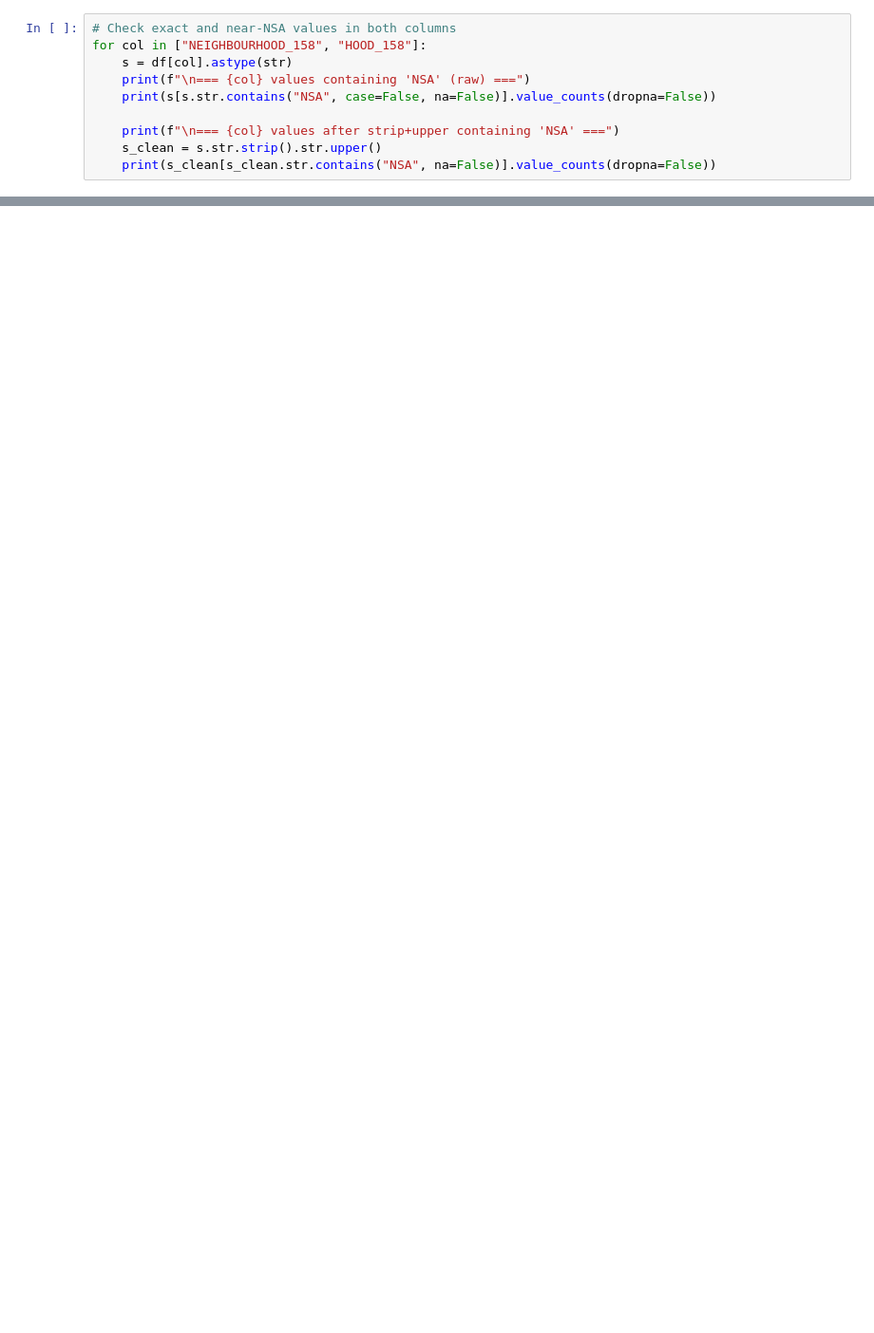
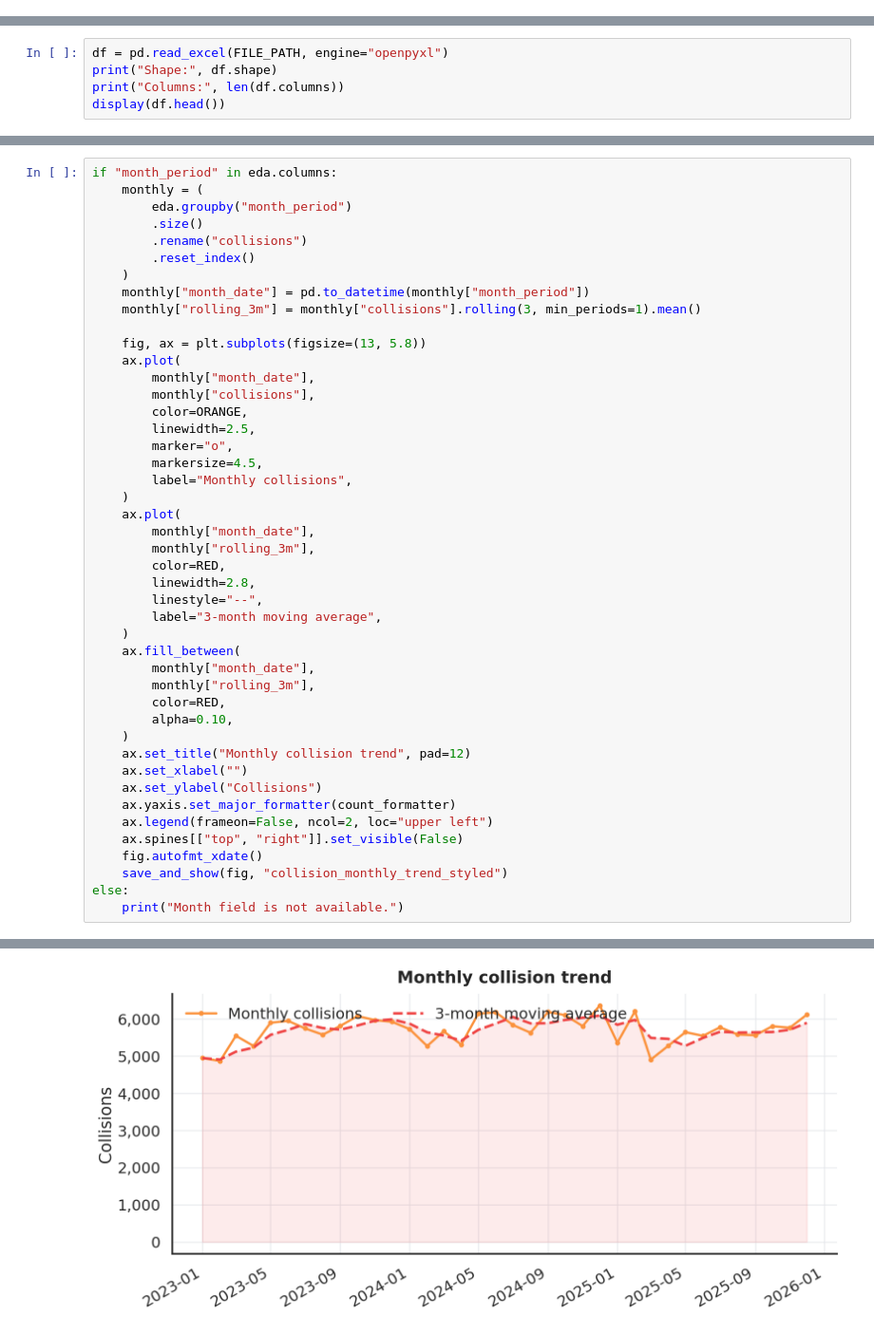
Before and after one commit to ope2001/toronto-prediction-collision, a Jupyter notebook: data/EDA/collision_data_eda.ipynb, the cells around one changed output, grey strips where cells are left out. Shown at 95% size. Cells and saved outputs as stored; diff of their text form; blank space fills up the shorter version.

Commit message:
EDA enhancements EDA figures enhanced

```diff
--- a/data/EDA/collision_data_eda.ipynb
+++ b/data/EDA/collision_data_eda.ipynb
@@ -441,10 +0,0 @@ Saved: results\figures\collision_counts_heatmap_by_day_hour.png
-# %%
-# Check exact and near-NSA values in both columns
-for col in ["NEIGHBOURHOOD_158", "HOOD_158"]:
-    s = df[col].astype(str)
-    print(f"\n=== {col} values containing 'NSA' (raw) ===")
-    print(s[s.str.contains("NSA", case=False, na=False)].value_counts(dropna=False))
-
-    print(f"\n=== {col} values after strip+upper containing 'NSA' ===")
-    s_clean = s.str.strip().str.upper()
-    print(s_clean[s_clean.str.contains("NSA", na=False)].value_counts(dropna=False))
@@ -617,0 +89,5 @@ Saved: results\figures\Top 20 Neighbourhoods by Collision Count (NSA removed).pn
+# %%
+df = pd.read_excel(FILE_PATH, engine="openpyxl")
+print("Shape:", df.shape)
+print("Columns:", len(df.columns))
+display(df.head())
@@ -617,0 +221,46 @@ Saved: results\figures\Top 20 Neighbourhoods by Collision Count (NSA removed).pn
+# %%
+if "month_period" in eda.columns:
+    monthly = (
+        eda.groupby("month_period")
+        .size()
+        .rename("collisions")
+        .reset_index()
+    )
+    monthly["month_date"] = pd.to_datetime(monthly["month_period"])
+    monthly["rolling_3m"] = monthly["collisions"].rolling(3, min_periods=1).mean()
+
+    fig, ax = plt.subplots(figsize=(13, 5.8))
+    ax.plot(
+        monthly["month_date"],
+        monthly["collisions"],
+        color=ORANGE,
+        linewidth=2.5,
+        marker="o",
+        markersize=4.5,
+        label="Monthly collisions",
+    )
+    ax.plot(
+        monthly["month_date"],
+        monthly["rolling_3m"],
+        color=RED,
+        linewidth=2.8,
+        linestyle="--",
+        label="3-month moving average",
+    )
+    ax.fill_between(
+        monthly["month_date"],
+        monthly["rolling_3m"],
+        color=RED,
+        alpha=0.10,
+    )
+    ax.set_title("Monthly collision trend", pad=12)
+    ax.set_xlabel("")
+    ax.set_ylabel("Collisions")
+    ax.yaxis.set_major_formatter(count_formatter)
+    ax.legend(frameon=False, ncol=2, loc="upper left")
+    ax.spines[["top", "right"]].set_visible(False)
+    fig.autofmt_xdate()
+    save_and_show(fig, "collision_monthly_trend_styled")
+else:
+    print("Month field is not available.")
+# %% [output]
@@ -617,0 +268 @@ Saved: results\figures\Top 20 Neighbourhoods by Collision Count (NSA removed).pn
+[figure, added]
```
Also changed, not shown: parts of 31 cells of this notebook, 1 other file.
